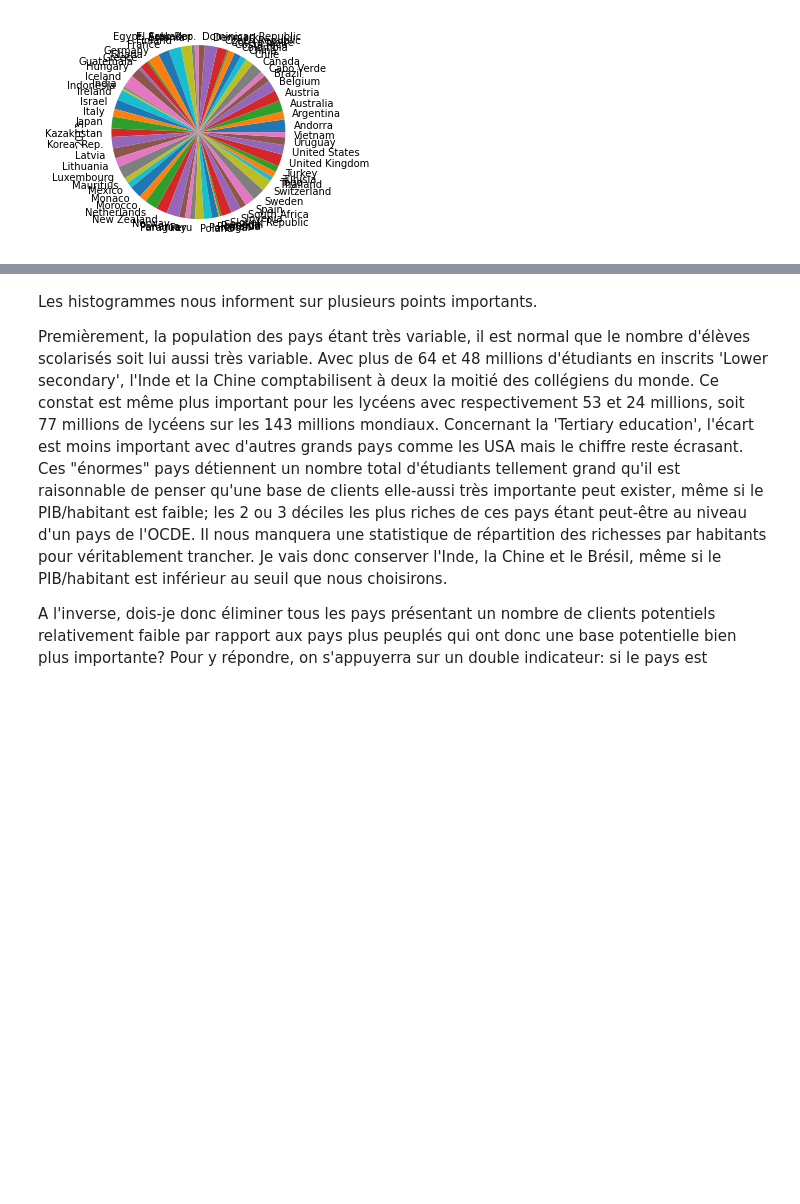
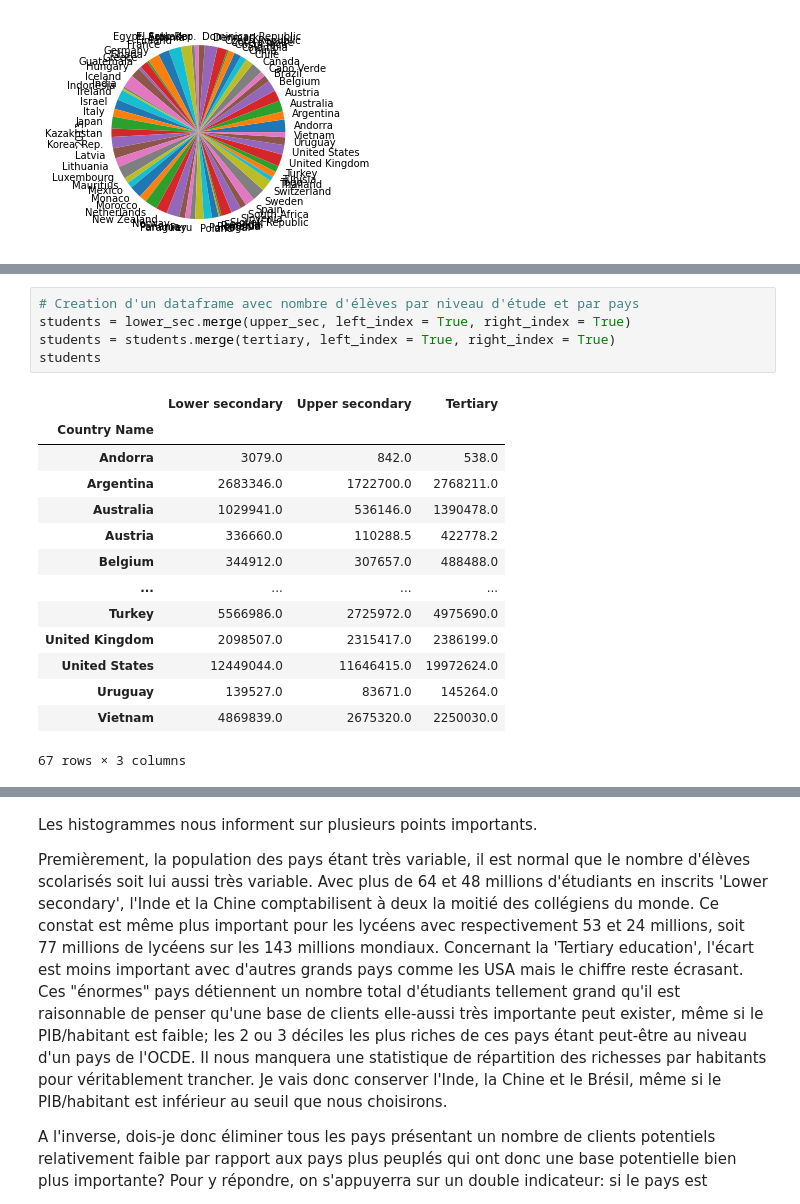
Before and after one commit to gregmansio/education_analysis_OC_P2, a Jupyter notebook: Analyse des données de systèmes éducatifs.ipynb, the cells around one changed output, grey strips where cells are left out. Drawn from its saved outputs; the diff is of its cells as text; blank space fills up the shorter version.

```diff
--- a/Analyse des données de systèmes éducatifs.ipynb
+++ b/Analyse des données de systèmes éducatifs.ipynb
@@ -1224,0 +1253,20 @@ Length: 67, dtype: float64
+# %%
+# Creation d'un dataframe avec nombre d'élèves par niveau d'étude et par pays
+students = lower_sec.merge(upper_sec, left_index = True, right_index = True)
+students = students.merge(tertiary, left_index = True, right_index = True)
+students
+# %% [output]
+|  | Lower secondary | Upper secondary | Tertiary |
+| Country Name |  |  |  |
+| Andorra | 3079.0 | 842.0 | 538.0 |
+| Argentina | 2683346.0 | 1722700.0 | 2768211.0 |
+| Australia | 1029941.0 | 536146.0 | 1390478.0 |
+| Austria | 336660.0 | 110288.5 | 422778.2 |
+| Belgium | 344912.0 | 307657.0 | 488488.0 |
+| ... | ... | ... | ... |
+| Turkey | 5566986.0 | 2725972.0 | 4975690.0 |
+| United Kingdom | 2098507.0 | 2315417.0 | 2386199.0 |
+| United States | 12449044.0 | 11646415.0 | 19972624.0 |
+| Uruguay | 139527.0 | 83671.0 | 145264.0 |
+| Vietnam | 4869839.0 | 2675320.0 | 2250030.0 |
+67 rows × 3 columns
```
Also changed, not shown: parts of 33 cells of this notebook.
